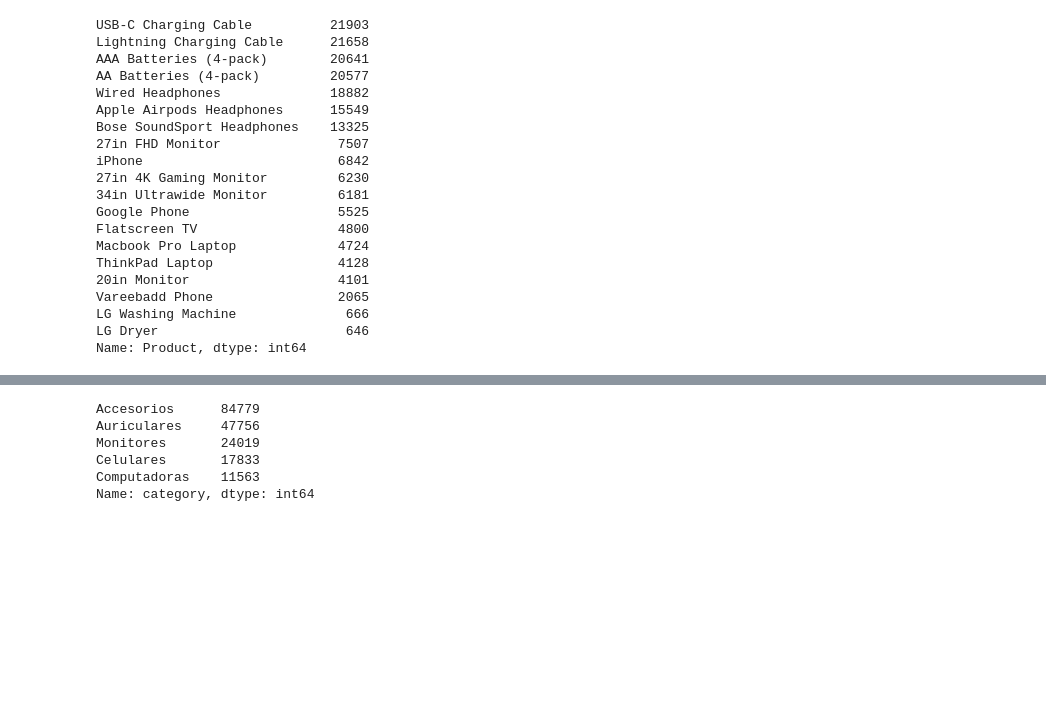
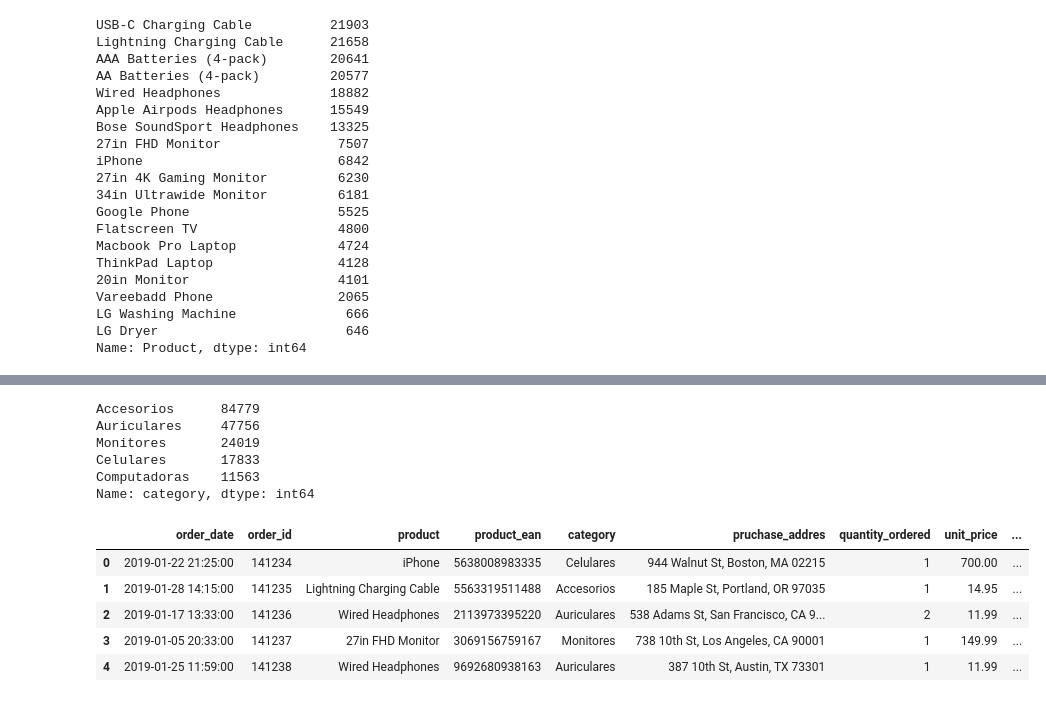
Before and after one commit to Ezemettler/sales_report, a Jupyter notebook: data.ipynb, the cells around one changed output, grey strips where cells are left out. Cells and saved outputs as stored; diff of their text form; code cells hidden in the pictures; blank space fills up the shorter version.

Commit message:
cambio de nombre a columnas del dataframe

```diff
--- a/data.ipynb
+++ b/data.ipynb
@@ -181,12 +180,35 @@ df_electronics.head(10)
 | 7 | 2019-01-05 12:04:00 | 141241 | USB-C Charging Cable | 8051736777568 | Accesorios | 181 6th St, San Francisco, CA 94016 | 1 | 11.95 | ... |
 | 8 | 2019-01-01 10:30:00 | 141242 | Bose SoundSport Headphones | 1508418177978 | Auriculares | 867 Willow St, Los Angeles, CA 90001 | 1 | 99.99 | ... |
 | 9 | 2019-01-22 21:20:00 | 141243 | Apple Airpods Headphones | 1386344211590 | Auriculares | 657 Johnson St, San Francisco, CA... | 1 | 150.00 | ... |
-# %%
-df_electronics['category'].value_counts()
-# %% [output]
-Accesorios      84779
-Auriculares     47756
-Monitores       24019
-Celulares       17833
-Computadoras    11563
-Name: category, dtype: int64
+# %%
+# Verificamos que las categorias sean las creadas
+df_electronics['category'].value_counts()
+# %% [output]
+Accesorios      84779
+Auriculares     47756
+Monitores       24019
+Celulares       17833
+Computadoras    11563
+Name: category, dtype: int64
+# %%
+# Cambio de nombre a las columnas
+df_electronics.rename(columns={'Order Date': 'order_date'}, inplace=True)
+df_electronics.rename(columns={'Order ID': 'order_id'}, inplace=True)
+df_electronics.rename(columns={'Product': 'product'}, inplace=True)
+df_electronics.rename(columns={'Product_ean': 'product_ean'}, inplace=True)
+# category se mantiene igual
+df_electronics.rename(columns={'Purchase Address': 'pruchase_addres'}, inplace=True)
+df_electronics.rename(columns={'Quantity Ordered': 'quantity_ordered'}, inplace=True)
+df_electronics.rename(columns={'Price Each': 'unit_price'}, inplace=True)
+df_electronics.rename(columns={'Cost price': 'cost_price'}, inplace=True)
+df_electronics.rename(columns={'turnover': 'revenue'}, inplace=True)
+# margin y brand se mantienen iguales
+
+df_electronics.head()
+# %% [output]
+|  | order_date | order_id | product | product_ean | category | pruchase_addres | quantity_ordered | unit_price | ... |
+| 0 | 2019-01-22 21:25:00 | 141234 | iPhone | 5638008983335 | Celulares | 944 Walnut St, Boston, MA 02215 | 1 | 700.00 | ... |
+| 1 | 2019-01-28 14:15:00 | 141235 | Lightning Charging Cable | 5563319511488 | Accesorios | 185 Maple St, Portland, OR 97035 | 1 | 14.95 | ... |
+| 2 | 2019-01-17 13:33:00 | 141236 | Wired Headphones | 2113973395220 | Auriculares | 538 Adams St, San Francisco, CA 9... | 2 | 11.99 | ... |
+| 3 | 2019-01-05 20:33:00 | 141237 | 27in FHD Monitor | 3069156759167 | Monitores | 738 10th St, Los Angeles, CA 90001 | 1 | 149.99 | ... |
+| 4 | 2019-01-25 11:59:00 | 141238 | Wired Headphones | 9692680938163 | Auriculares | 387 10th St, Austin, TX 73301 | 1 | 11.99 | ... |
```
Also changed, not shown: parts of 5 cells of this notebook.
